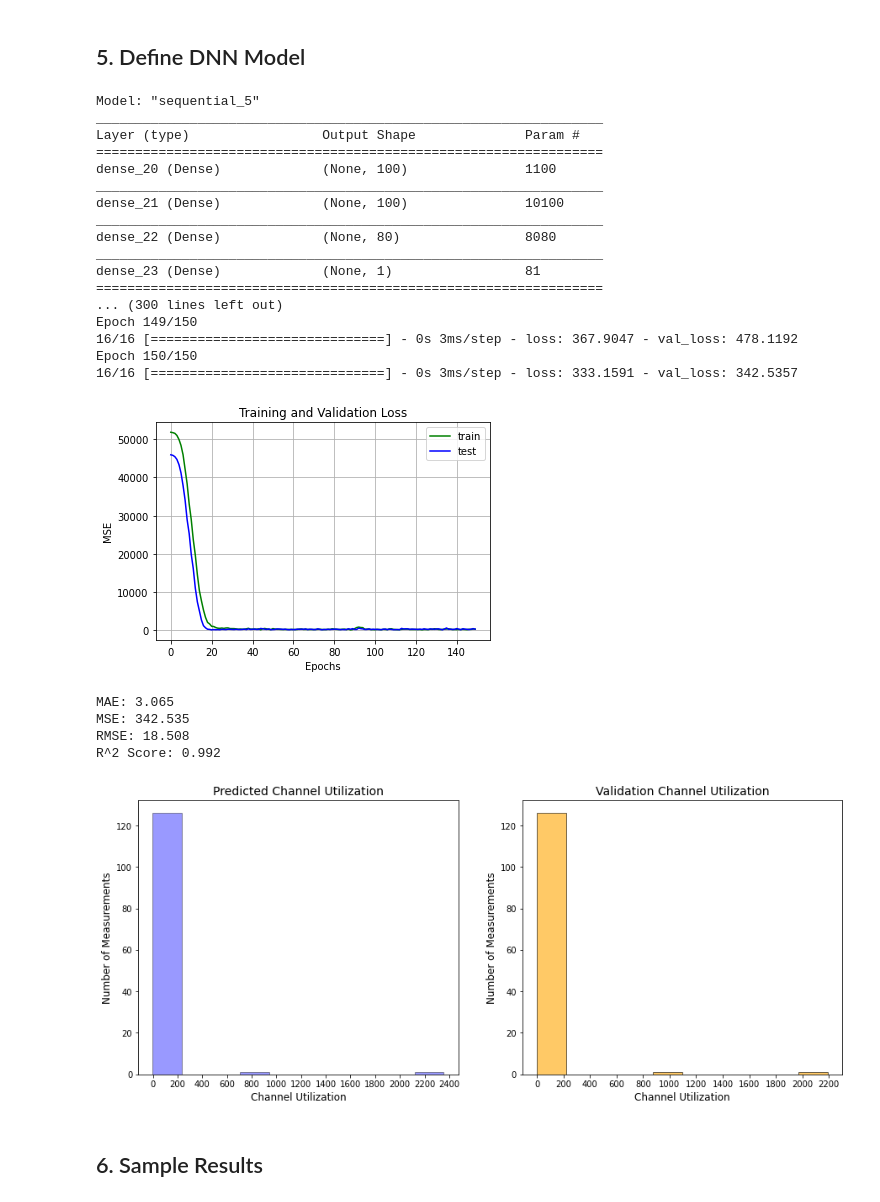
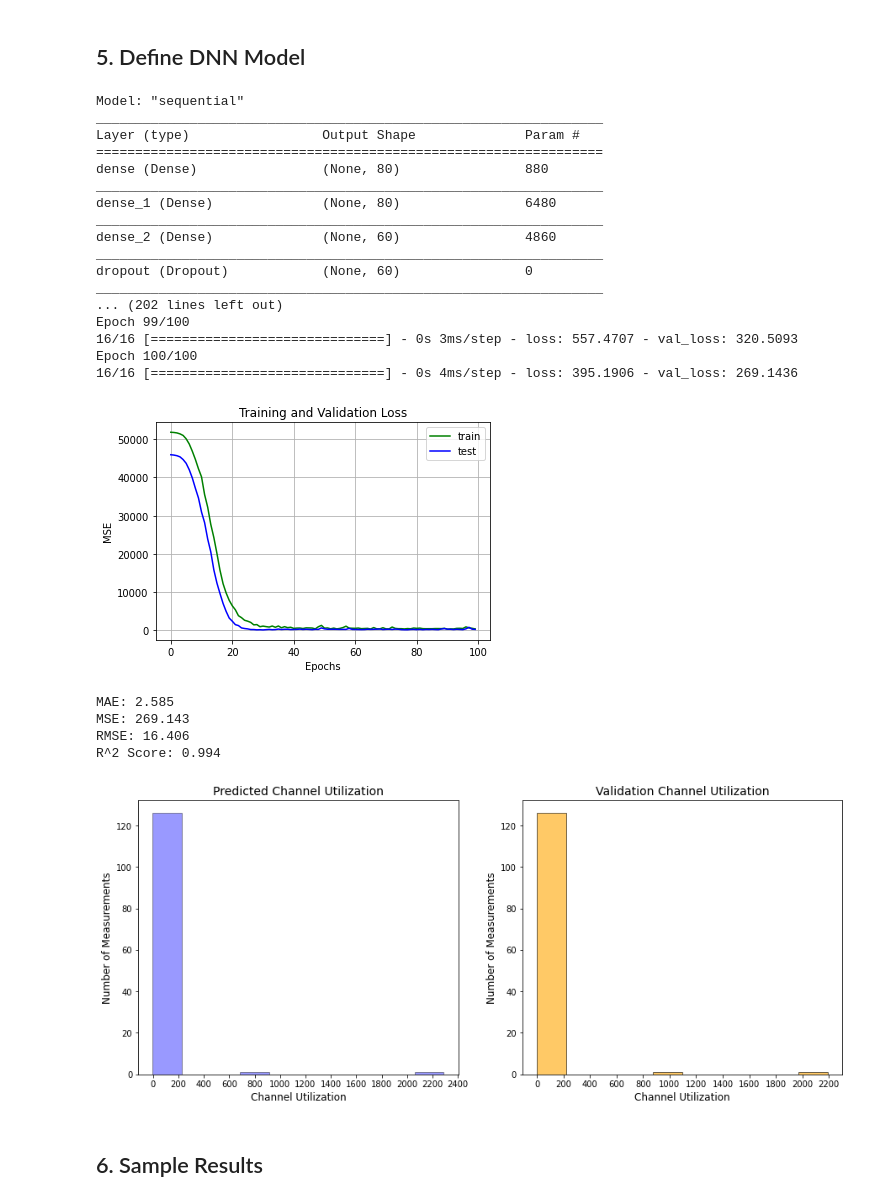
Before and after one commit to MarkLee7925/Optical-Interconnection-Network, a Jupyter notebook: DNN/Optical_DNN_original.ipynb, the cells around one changed output. Drawn from its saved outputs; the diff is of its cells as text; code cells hidden in the pictures.

```diff
--- a/DNN/Optical_DNN_original.ipynb
+++ b/DNN/Optical_DNN_original.ipynb
@@ -242,55 +242,51 @@ from sklearn.metrics import mean_absolute_error, mean_squared_error, r2_score
 reg = Sequential()
 
 # Add layers
-reg.add(Dense(units=100, activation='relu', input_dim=X.shape[1]))
-reg.add(Dense(units=100, activation='relu'))
+reg.add(Dense(units=80, activation='relu', input_dim=X.shape[1]))
 reg.add(Dense(units=80, activation='relu'))
-
-# reg.add(Dropout(0.00015))
-
-# reg.add(Dense(units=50, activation='relu'))
-# reg.add(Dropout(0.0002))
+reg.add(Dense(units=60, activation='relu'))
+reg.add(Dropout(0.02))
 
 reg.add(Dense(units=1))
 
 # Compile model
 reg.compile(optimizer='adam', loss='mse')
 
 # Summarize model
 reg.summary()
 
 # Train model
-history = reg.fit(X_train, y_train, batch_size=32, epochs=150,
+history = reg.fit(X_train, y_train, batch_size=32, epochs=100,
                   validation_data=(X_test, y_test))
 
 # Plot loss during training
 plt.plot(history.history['loss'], 'g', label='train')
 plt.plot(history.history['val_loss'], 'b', label='test')
 plt.title('Training and Validation Loss')
 plt.xlabel('Epochs')
 plt.ylabel('MSE')
 plt.legend()
 plt.grid()
 plt.show()
 # %% [output]
-Model: "sequential_5"
+Model: "sequential"
 _________________________________________________________________
 Layer (type)                 Output Shape              Param #
 =================================================================
-dense_20 (Dense)             (None, 100)               1100
+dense (Dense)                (None, 80)                880
 _________________________________________________________________
-dense_21 (Dense)             (None, 100)               10100
+dense_1 (Dense)              (None, 80)                6480
 _________________________________________________________________
-dense_22 (Dense)             (None, 80)                8080
+dense_2 (Dense)              (None, 60)                4860
 _________________________________________________________________
-dense_23 (Dense)             (None, 1)                 81
-=================================================================
-... (300 lines left out)
-Epoch 149/150
-16/16 [==============================] - 0s 3ms/step - loss: 367.9047 - val_loss: 478.1192
-Epoch 150/150
-16/16 [==============================] - 0s 3ms/step - loss: 333.1591 - val_loss: 342.5357
+dropout (Dropout)            (None, 60)                0
+_________________________________________________________________
+... (202 lines left out)
+Epoch 99/100
+16/16 [==============================] - 0s 3ms/step - loss: 557.4707 - val_loss: 320.5093
+Epoch 100/100
+16/16 [==============================] - 0s 4ms/step - loss: 395.1906 - val_loss: 269.1436
-[figure, old version]
+[figure, new version]
 # %%
 # Predict test set results
 y_pred = reg.predict(X_test)
@@ -301,10 +297,10 @@ print('MSE: %.3f' % (mean_squared_error(y_test, y_pred)))
 print('RMSE: %.3f' % (mean_squared_error(y_test, y_pred, squared=False)))
 print('R^2 Score: %.3f' % (r2_score(y_test, y_pred)))
 # %% [output]
-MAE: 3.065
-MSE: 342.535
-RMSE: 18.508
-R^2 Score: 0.992
+MAE: 2.585
+MSE: 269.143
+RMSE: 16.406
+R^2 Score: 0.994
 # %%
 # Plot histogram for y_pred
 fig1 = plt.figure(figsize=(15, 6))
@@ -328,7 +324,7 @@ plt.title('Validation Channel Utilization', fontsize=14)
 # Show subplot
 plt.show()
 # %% [output]
-[figure, old version]
+[figure, new version]
 # %% [markdown]
 ## 6. Sample Results
 # %% [markdown]
```
Also changed, not shown: parts of 1 cell of this notebook.
